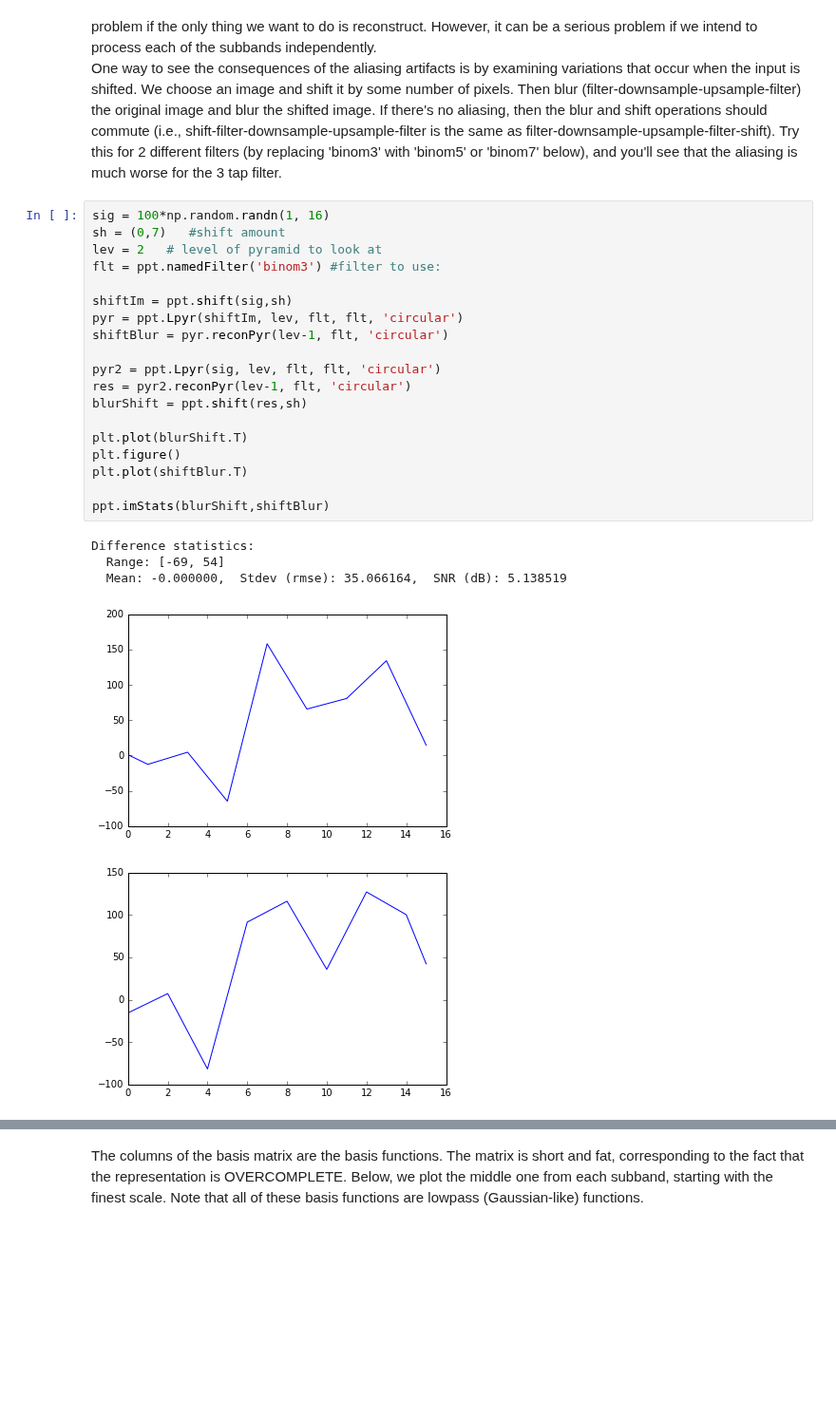
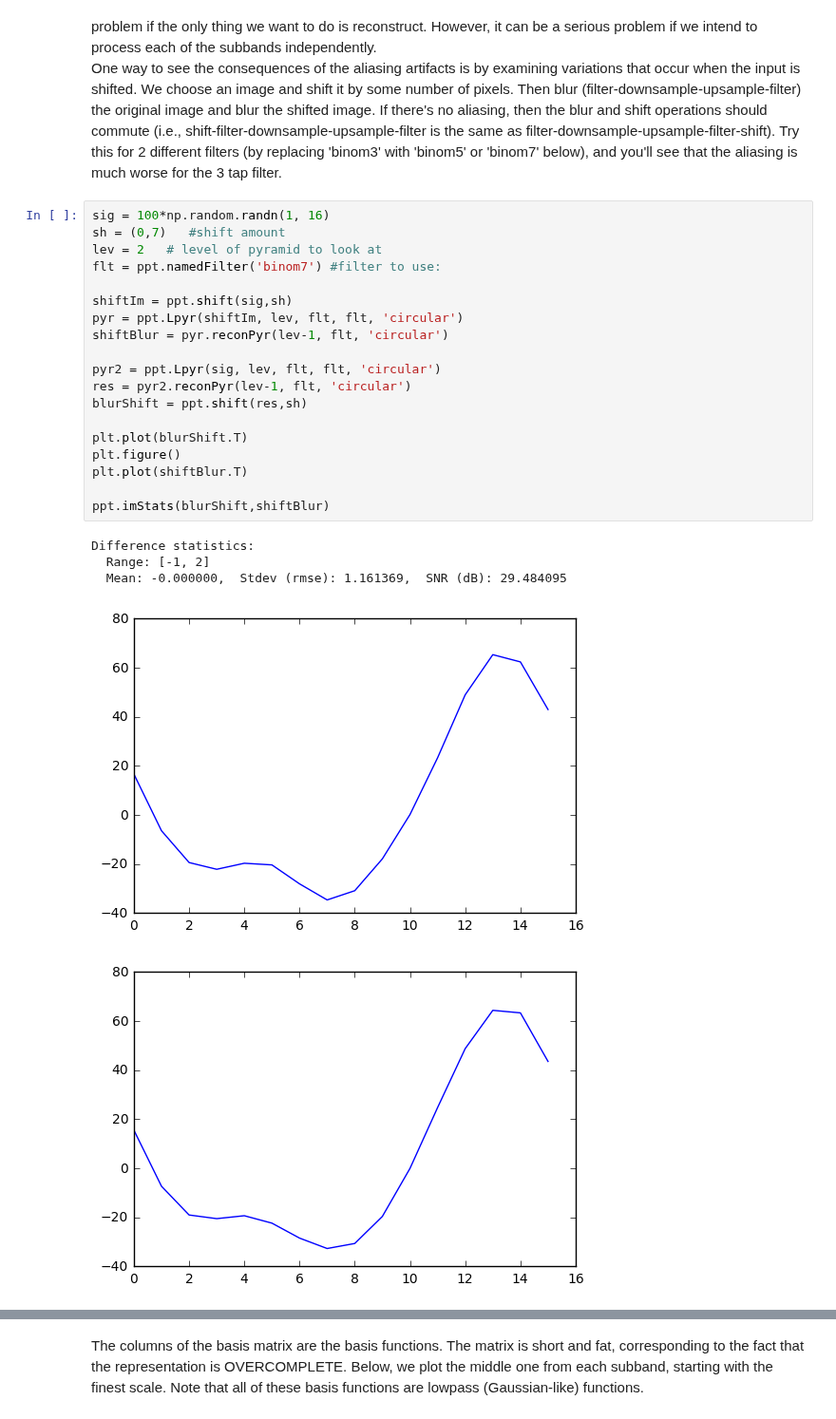
Before and after one commit to LabForComputationalVision/pyrtools, a Jupyter notebook: pyPyrTools/TUTORIALS/pyramids.ipynb, the cells around one changed output, grey strips where cells are left out. Shown at 95% size. Saved outputs shown, nothing was run; the diff lists cells and outputs as text; blank space fills up the shorter version.

```diff
--- a/pyPyrTools/TUTORIALS/pyramids.ipynb
+++ b/pyPyrTools/TUTORIALS/pyramids.ipynb
@@ -263,26 +271,26 @@ filter.
 # %%
 sig = 100*np.random.randn(1, 16)
 sh = (0,7)   #shift amount
 lev = 2   # level of pyramid to look at
-flt = ppt.namedFilter('binom3') #filter to use:
+flt = ppt.namedFilter('binom7') #filter to use:
 
 shiftIm = ppt.shift(sig,sh)
 pyr = ppt.Lpyr(shiftIm, lev, flt, flt, 'circular')
 shiftBlur = pyr.reconPyr(lev-1, flt, 'circular')
 
 pyr2 = ppt.Lpyr(sig, lev, flt, flt, 'circular')
 res = pyr2.reconPyr(lev-1, flt, 'circular')
 blurShift = ppt.shift(res,sh)
 
 plt.plot(blurShift.T)
 plt.figure()
 plt.plot(shiftBlur.T)
 
 ppt.imStats(blurShift,shiftBlur)
 # %% [output]
 Difference statistics:
-  Range: [-69, 54]
-  Mean: -0.000000,  Stdev (rmse): 35.066164,  SNR (dB): 5.138519
+  Range: [-1, 2]
+  Mean: -0.000000,  Stdev (rmse): 1.161369,  SNR (dB): 29.484095
-[figure, old version]
+[figure, new version]
-[figure, old version]
+[figure, new version]
 # %% [markdown]
```
Also changed, not shown: parts of 36 cells of this notebook.
